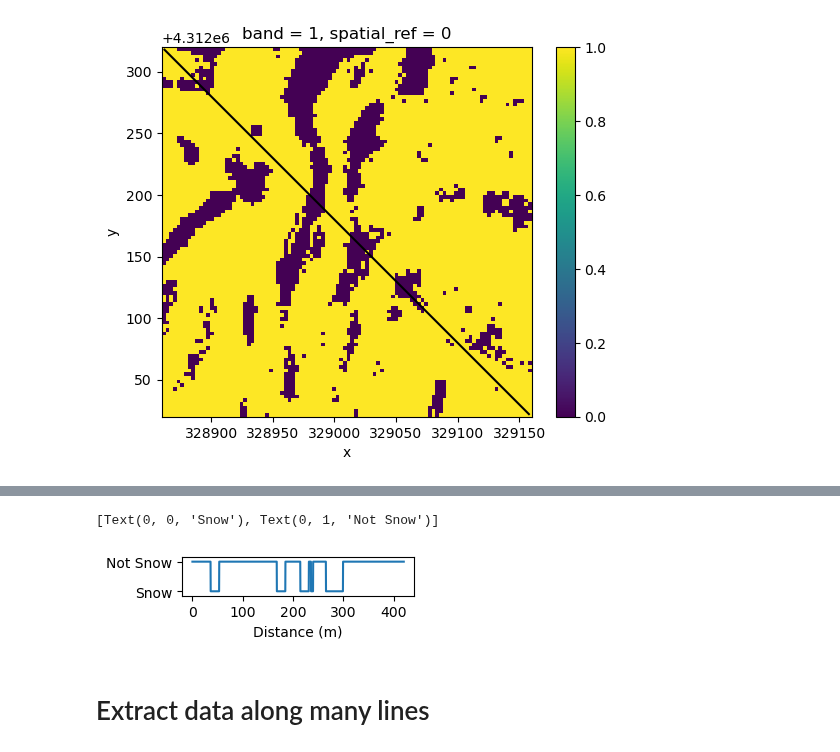
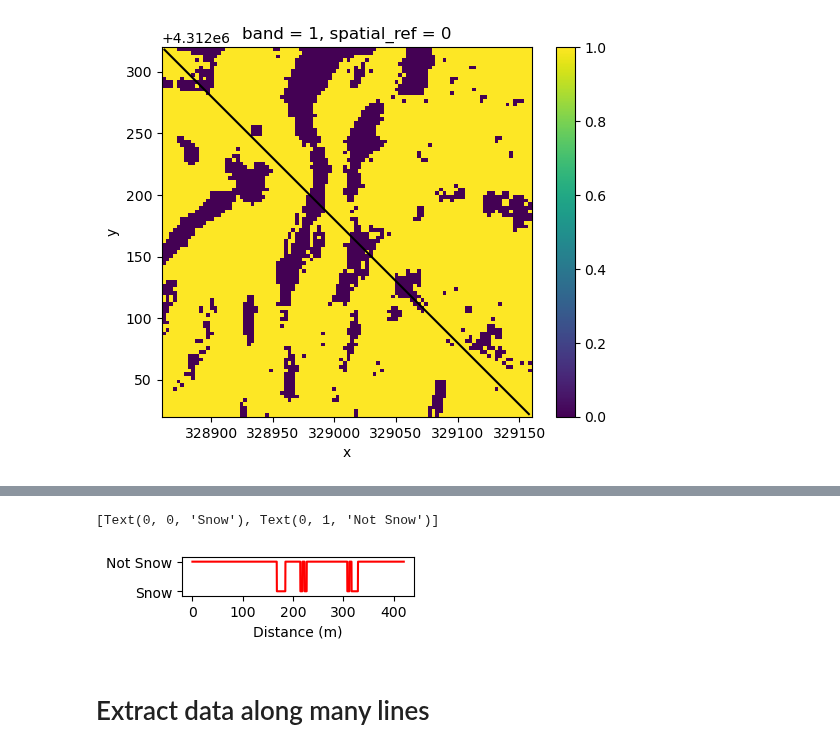
Before and after one commit to elischwat/sublimationofsnow, a Jupyter notebook: analysis/paper3/planet_data/extract_path_lengths_from_sca.ipynb, the cells around one changed output, grey strips where cells are left out. Saved outputs shown, nothing was run; the diff lists cells and outputs as text; code cells hidden in the pictures.

```diff
--- a/analysis/paper3/planet_data/extract_path_lengths_from_sca.ipynb
+++ b/analysis/paper3/planet_data/extract_path_lengths_from_sca.ipynb
@@ -138,12 +145,12 @@ sample_df2  = sample_along_line(high_res_line, srcs[4])
 # %%
-sample_df1['temp'].plot(figsize=(3,0.5))
+sample_df2['temp'].plot(figsize=(3,0.5),color='red')
 plt.xlabel(r'Distance (m)')
 plt.yticks([0,1])
 plt.ylim(-0.15,1.15)
 plt.gca().set_yticklabels(['Snow','Not Snow'])
 # %% [output]
 [Text(0, 0, 'Snow'), Text(0, 1, 'Not Snow')]
-[figure, old version]
+[figure, new version]
 # %% [markdown]
 # Extract data along many lines
 # %% [markdown]
```
Also changed, not shown: parts of 1 cell of this notebook, 3 other files.
